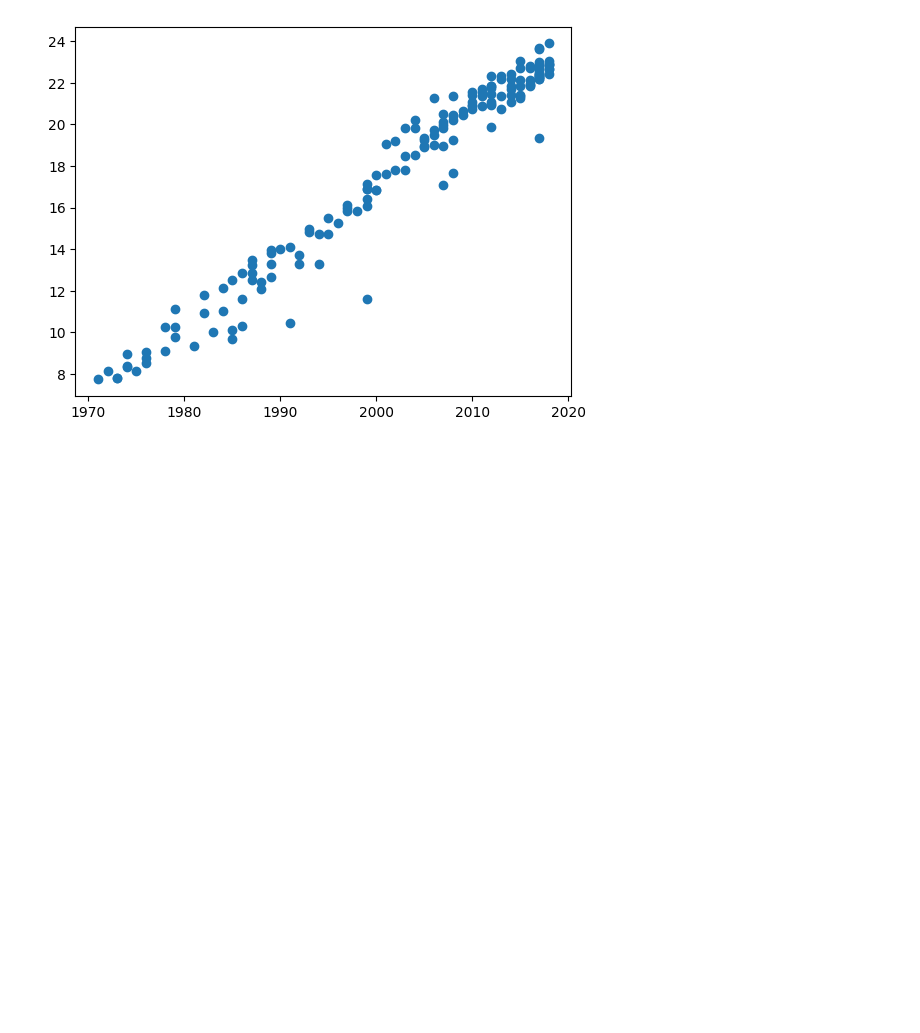
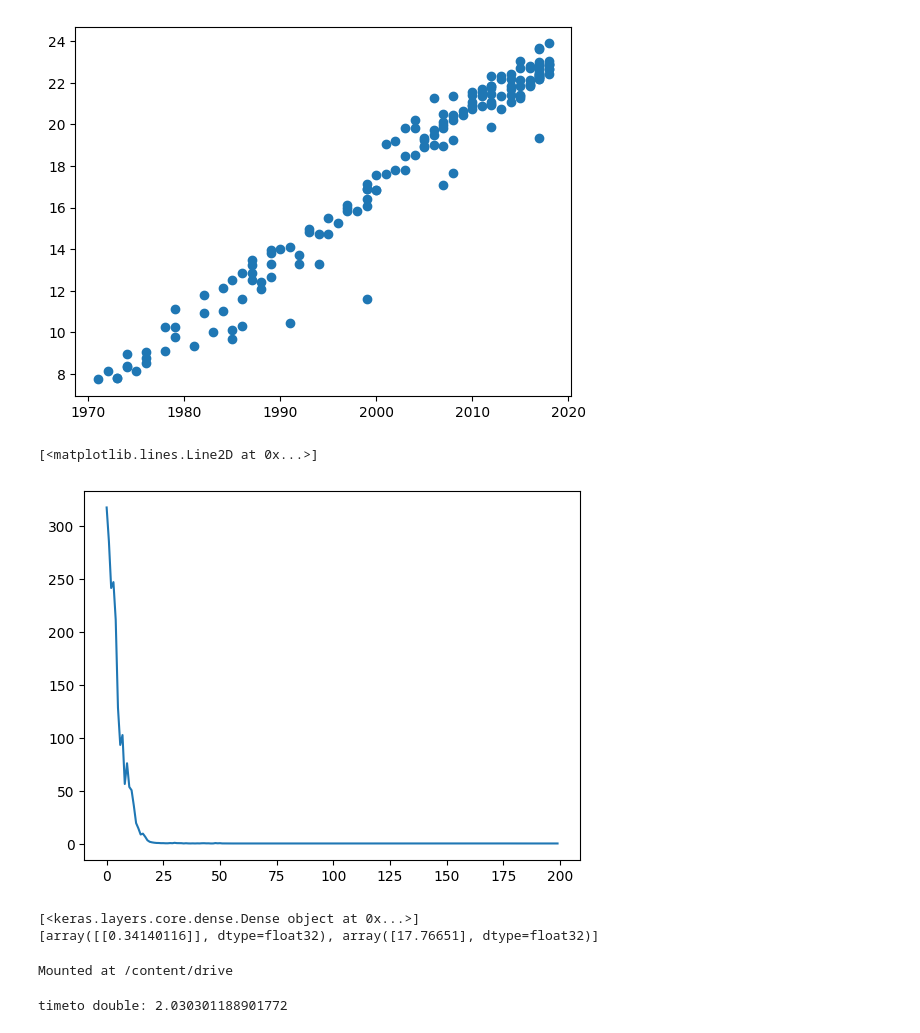
Before and after one commit to Sdolskin/learning-classes, a Jupyter notebook: Linear_Regression.ipynb, the cells around one changed output. Drawn from its saved outputs; the diff is of its cells as text; code cells hidden in the pictures; blank space fills up the shorter version.

```diff
--- a/Linear_Regression.ipynb
+++ b/Linear_Regression.ipynb
@@ -77,3 +77,24 @@ scheduler = tf.keras.callbacks.LearningRateScheduler(schedule)
 
 # Train the model
 r = model.fit(X, Y, epochs=200, callbacks=[scheduler])
+# %%
+# Ploting the loss
+plt.plot(r.history['loss'], label='Loss')
+# %% [output]
+[<matplotlib.lines.Line2D at 0x...>]
+[figure, added]
+# %%
+# Get the slope of the line
+# the slope of the line is related to the doubling rate of transistor count
+
+print(model.layers) # Note: there is only 1 layer, the "Input" layer doesn't count
+print(model.layers[0].get_weights())
+# frist array is related to W.weights and second array is related to B.weights
+# %% [output]
+[<keras.layers.core.dense.Dense object at 0x...>]
+[array([[0.34140116]], dtype=float32), array([17.76651], dtype=float32)]
+# %%
+from google.colab import drive
+drive.mount('/content/drive')
+# %% [output]
+Mounted at /content/drive
@@ -79,0 +104,4 @@ r = model.fit(X, Y, epochs=200, callbacks=[scheduler])
+# %%
+print("timeto double:", np.log(2)/a)
+# %% [output]
+timeto double: 2.030301188901772
```
Also changed, not shown: parts of 4 cells of this notebook.
